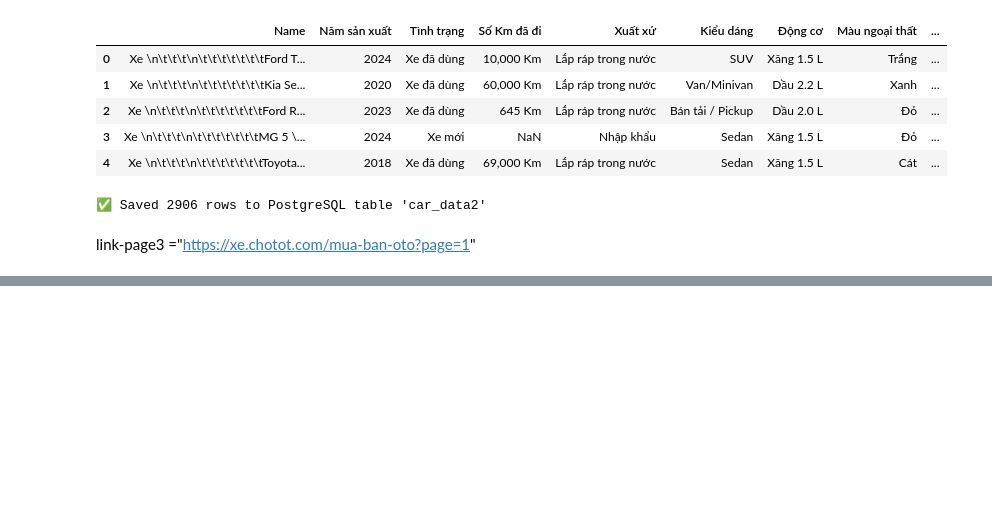
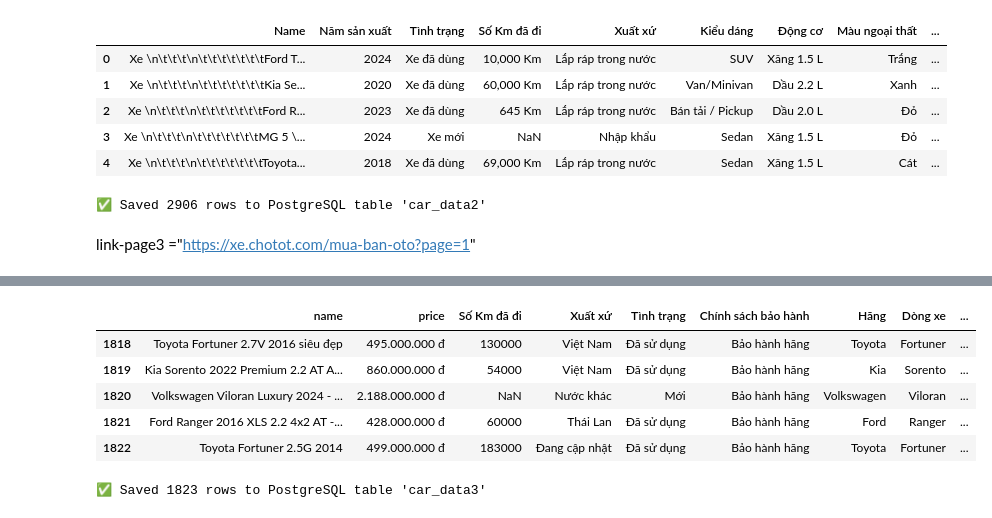
Before and after one commit to nmkhan9/car_price_predict, a Jupyter notebook: notebooks/crawl_data.ipynb, the cells around one changed output, grey strips where cells are left out. Drawn from its saved outputs; the diff is of its cells as text; code cells hidden in the pictures; blank space fills up the shorter version.

```diff
--- a/notebooks/crawl_data.ipynb
+++ b/notebooks/crawl_data.ipynb
@@ -640,0 +694,3 @@ CancelledError:
+# %%
+detail_chotot = CarDetailCrawler()
+car3_p3 = await detail_chotot.run(list3)
@@ -640,0 +715,15 @@ CancelledError:
+# %%
+df3_3 = pd.DataFrame(car3_p3)
+df3_3.tail()
+# %% [output]
+|  | name | price | Số Km đã đi | Xuất xứ | Tình trạng | Chính sách bảo hành | Hãng | Dòng xe | ... |
+| 1818 | Toyota Fortuner 2.7V 2016 siêu đẹp | 495.000.000 đ | 130000 | Việt Nam | Đã sử dụng | Bảo hành hãng | Toyota | Fortuner | ... |
+| 1819 | Kia Sorento 2022 Premium 2.2 AT A... | 860.000.000 đ | 54000 | Việt Nam | Đã sử dụng | Bảo hành hãng | Kia | Sorento | ... |
+| 1820 | Volkswagen Viloran Luxury 2024 - ... | 2.188.000.000 đ | NaN | Nước khác | Mới | Bảo hành hãng | Volkswagen | Viloran | ... |
+| 1821 | Ford Ranger 2016 XLS 2.2 4x2 AT -... | 428.000.000 đ | 60000 | Thái Lan | Đã sử dụng | Bảo hành hãng | Ford | Ranger | ... |
+| 1822 | Toyota Fortuner 2.5G 2014 | 499.000.000 đ | 183000 | Đang cập nhật | Đã sử dụng | Bảo hành hãng | Toyota | Fortuner | ... |
+# %%
+df3_3.to_sql("car_data3", engine, if_exists="append", index=False)
+print(f"✅ Saved {len(df3_3)} rows to PostgreSQL table 'car_data3'")
+# %% [output]
+✅ Saved 1823 rows to PostgreSQL table 'car_data3'
```
Also changed, not shown: parts of 19 cells of this notebook, 1 other file.
